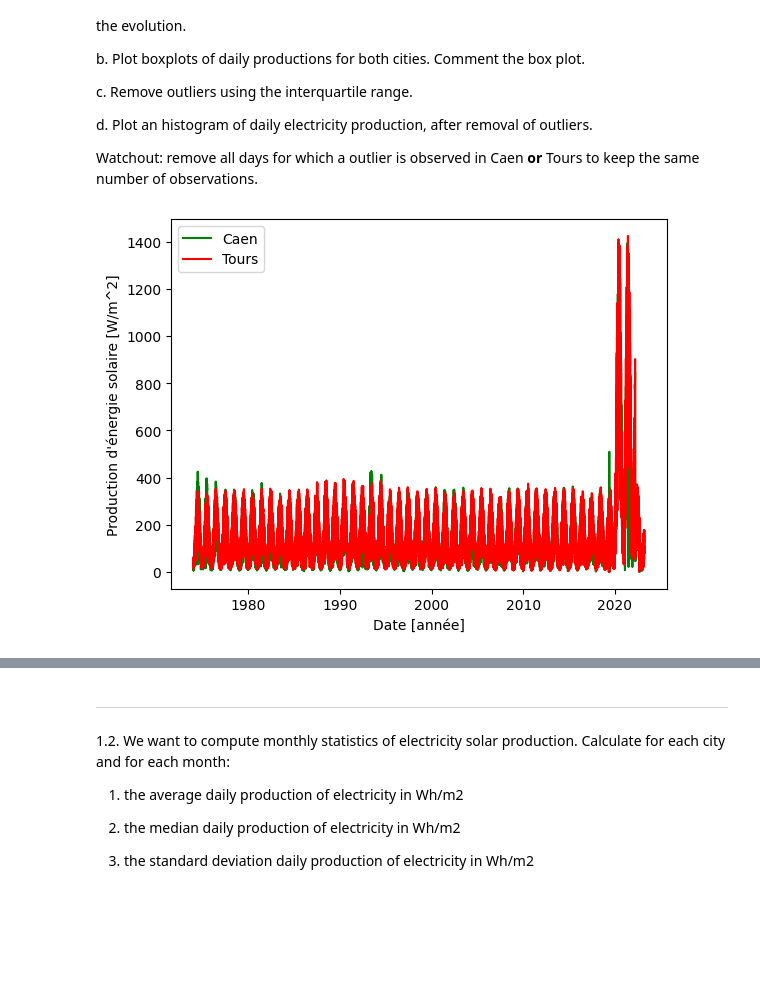
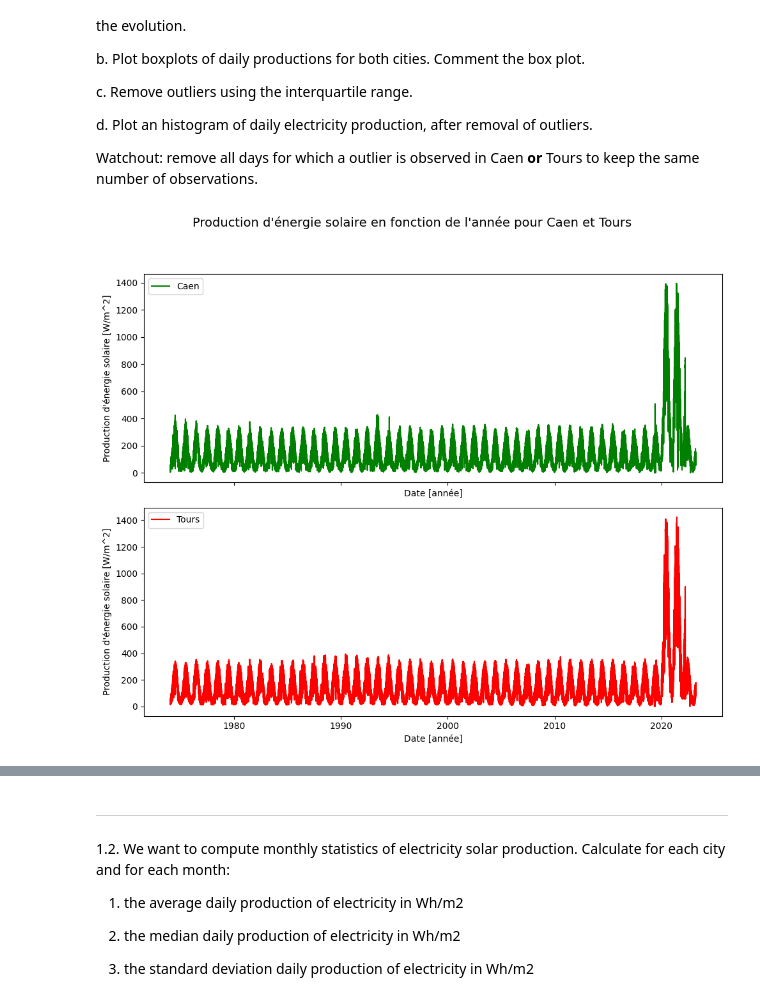
Before and after one commit to Mathis003/LEPL1109-Hackathons, a Jupyter notebook: Hackathon1.ipynb, the cells around one changed output, grey strips where cells are left out. Saved outputs shown, nothing was run; the diff lists cells and outputs as text; code cells hidden in the pictures; blank space fills up the shorter version.

Commit message:
Clean Code 1.1

```diff
--- a/Hackathon1.ipynb
+++ b/Hackathon1.ipynb
@@ -77,65 +77,80 @@ import pandas as pd
 datas = pd.read_csv('Radiation.csv')
 
 df = pd.DataFrame(datas)
+df['date'] = pd.to_datetime(df['DATE'], format='%Y%m%d')
 
-df['date'] = pd.to_datetime(df['DATE'], format='%Y%m%d')
-df['year'] = df['date'].dt.year
-df['month'] = df['date'].dt.month
-df['day'] = df['date'].dt.day
-df['production_Caen'] = datas['Caen']
-df['production_Tours'] = datas['Tours']
+##
+## Plot de la production d'énergie solaire en fonction de l'année pour Caen et Tours
+##
 
-plt.figure()
-plt.plot(df['date'], df['production_Caen'], color='green', label='Caen')
-plt.plot(df['date'], df['production_Tours'], color='red', label='Tours')
-plt.xlabel('Date [année]')
-plt.ylabel('Production d\'énergie solaire [W/m^2]')
-plt.legend()
+fig, (ax1, ax2) = plt.subplots(2, 1, figsize=(10, 8), sharex=True)
+
+ax1.plot(df['date'], df['Caen'], color='green', label='Caen')
+ax1.set_xlabel('Date [année]')
+ax1.set_ylabel('Production d\'énergie solaire [W/m^2]')
+ax1.legend()
+
+ax2.plot(df['date'], df['Tours'], color='red', label='Tours')
+ax2.set_xlabel('Date [année]')
+ax2.set_ylabel('Production d\'énergie solaire [W/m^2]')
+ax2.legend()
+
+plt.suptitle("Production d\'énergie solaire en fonction de l'année pour Caen et Tours", fontsize=14, y=1.05)
+
+plt.tight_layout()
 plt.show()
 
-#
 # L'évolution a l'air d'être la même pour les deux villes.
-#
+
+
+##
+## Plot la boxplot de la production d'énergie solaire journalière pour Caen et Tours
+##
 
 plt.figure(figsize=(8, 6))
-plt.boxplot(df['production_Caen'], vert=False)  # Boxplot horizontal
-plt.boxplot(df['production_Tours'], vert=False)  # Boxplot horizontal
+plt.boxplot([df['Caen'], df['Tours']], vert=False, labels=['Caen', 'Tours'])
 plt.title('Boxplot de la Production Journalière')
 plt.xlabel('Production Journalière')
 plt.show()
 
+# Il y a beaucoup de données loin de la box (= outliers). Elles ne sont donc pas très représentatives.
 
-#
-# Il y a beaucoup de données loin de la box (= outliers).
-# Elles ne sont donc pas très représentatives
-#
+
+##
+## Enlever les outliers
+##
 
 def get_outliers_mask(data):
-
     Q1 = data.quantile(0.25)
     Q3 = data.quantile(0.75)
-
     IQR = Q3 - Q1
-
     lower_bound = Q1 - 1.5 * IQR
     upper_bound = Q3 + 1.5 * IQR
-
     mask = (data >= lower_bound) & (data <= upper_bound)
     return mask
 
+df_cleaned = df[get_outliers_mask(df['Caen']) & get_outliers_mask(df['Tours'])]
 
-mask_outliers_caen = get_outliers_mask(df['production_Caen'])
-mask_outliers_tours = get_outliers_mask(df['production_Tours'])
 
-df['production_Caen'] = df['production_Caen'][mask_outliers_caen]
-df['production_Tours'] = df['production_Tours'][mask_outliers_tours]
+##
+## Plot de la production d'énergie solaire en fonction de l'année pour Caen et Tours (sans outliers)
+##
 
-plt.figure()
-plt.plot(df['date'], df['production_Caen'], color='green', label='Caen')
-plt.plot(df['date'], df['production_Tours'], color='red', label='Tours')
-plt.xlabel('Date [année]')
-plt.ylabel('Production d\'énergie solaire [W/m^2]')
-plt.legend()
+fig, (ax1, ax2) = plt.subplots(2, 1, figsize=(10, 8), sharex=True)
+
+ax1.plot(df_cleaned['date'], df_cleaned['Caen'], color='green', label='Caen')
+ax1.set_xlabel('Date [année]')
+ax1.set_ylabel('Production d\'énergie solaire [W/m^2]')
+ax1.legend()
+
+ax2.plot(df_cleaned['date'], df_cleaned['Tours'], color='red', label='Tours')
+ax2.set_xlabel('Date [année]')
+ax2.set_ylabel('Production d\'énergie solaire [W/m^2]')
+ax2.legend()
+
+plt.suptitle("Production d\'énergie solaire en fonction de l'année pour Caen et Tours sans outliers", fontsize=14, y=1.05)
+
+plt.tight_layout()
 plt.show()
 # %% [output]
-[figure, old version]
+[figure, new version]
```
Also changed, not shown: parts of 1 cell of this notebook.
